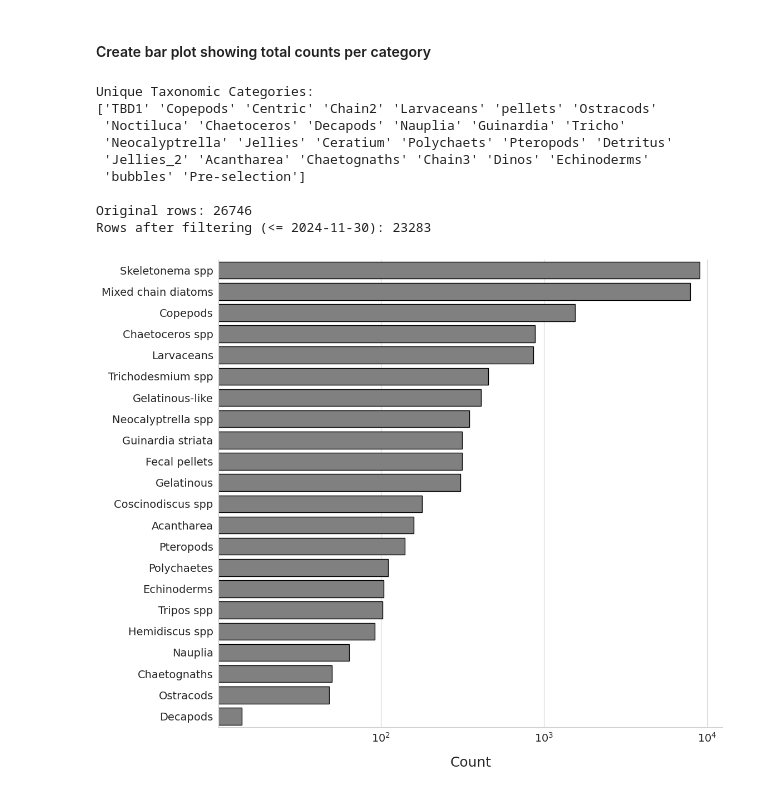
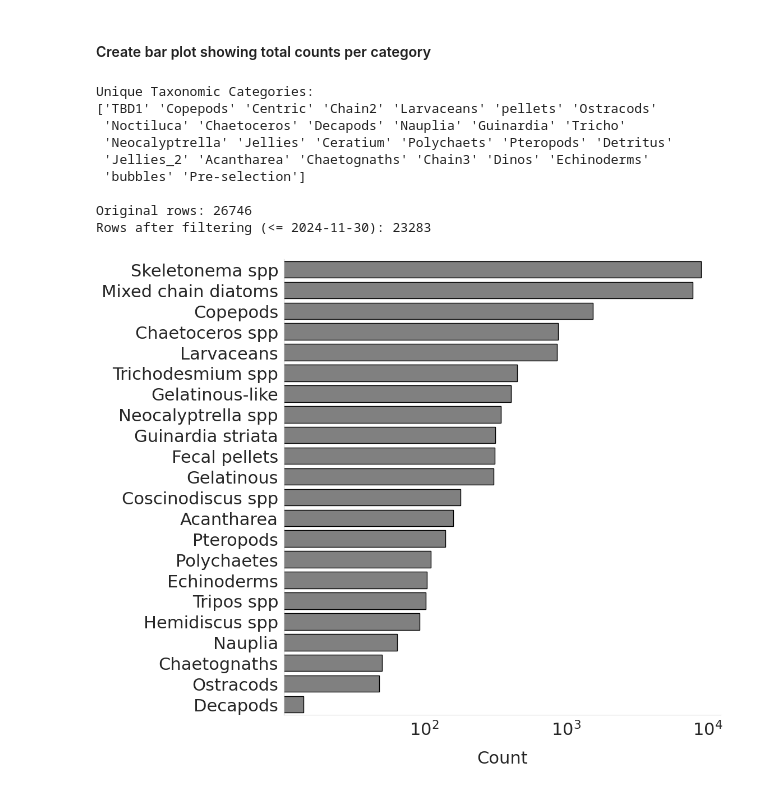
Before and after one commit to eqmh/plankton_imaging, a Jupyter notebook: plankton_abundance.ipynb, the cells around one changed output. Drawn from its saved outputs; the diff is of its cells as text; code cells hidden in the pictures.

```diff
--- a/plankton_abundance.ipynb
+++ b/plankton_abundance.ipynb
@@ -1743,35 +1747,36 @@ sns.barplot(
     x='count',
     color='grey',
     edgecolor='black',
     ax=ax
 )
 
 # Set X-axis to Log Scale with 10^x formatting
 ax.set_xscale('log')
 ax.xaxis.set_major_formatter(LogFormatterMathtext())
 
 # Formatting
 # ax.set_title('Total Count of Image Files per Category (Capped Nov 2024)', fontsize=22, pad=20)
-ax.set_xlabel('Count', fontsize=18, labelpad=15)
-ax.set_ylabel('', fontsize=18, labelpad=15)
-ax.tick_params(axis='both', which='major', labelsize=14)
+ax.set_xlabel('Count', fontsize=22, labelpad=15)
+ax.set_ylabel('', fontsize=22, labelpad=15)
+ax.tick_params(axis='both', which='major', labelsize=22)
+ax.grid(False)  # remove internal grid lines
 
 # Styling
-sns.despine() # Remove top and right spines
+sns.despine()   # remove top and right spines
 plt.tight_layout()
 
 # Save as SVG
 # plt.savefig("image_category_counts.svg", format='svg', transparent=False, bbox_inches='tight')
 
 plt.show()
 # %% [output]
 Unique Taxonomic Categories:
 ['TBD1' 'Copepods' 'Centric' 'Chain2' 'Larvaceans' 'pellets' 'Ostracods'
  'Noctiluca' 'Chaetoceros' 'Decapods' 'Nauplia' 'Guinardia' 'Tricho'
  'Neocalyptrella' 'Jellies' 'Ceratium' 'Polychaets' 'Pteropods' 'Detritus'
  'Jellies_2' 'Acantharea' 'Chaetognaths' 'Chain3' 'Dinos' 'Echinoderms'
  'bubbles' 'Pre-selection']
 
 Original rows: 26746
 Rows after filtering (<= 2024-11-30): 23283
-[figure, old version]
+[figure, new version]
```
Also changed, not shown: parts of 2 cells of this notebook.
